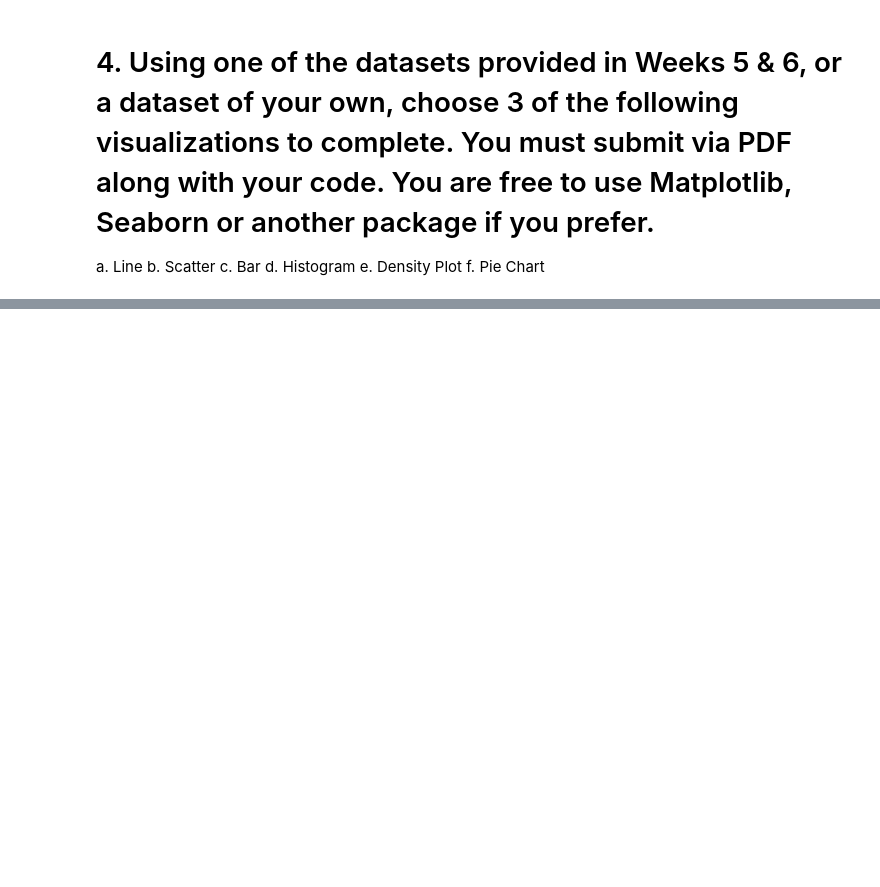
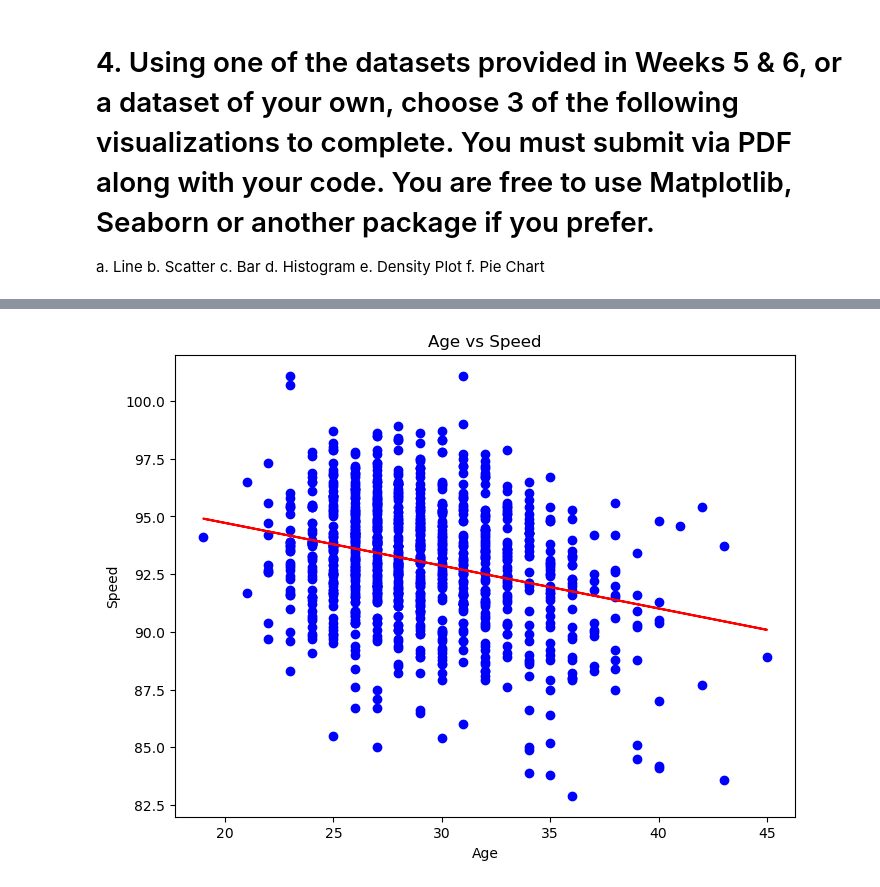
Before and after one commit to Matt-Heinen/DSC-540, a Jupyter notebook: Heinen_DSC540_Weeks7&8.ipynb, the cells around one changed output, grey strips where cells are left out. Saved outputs shown, nothing was run; the diff lists cells and outputs as text; code cells hidden in the pictures; blank space fills up the shorter version.

```diff
--- a/Heinen_DSC540_Weeks7&8.ipynb
+++ b/Heinen_DSC540_Weeks7&8.ipynb
@@ -381,0 +417,22 @@ f. Pie Chart
+# %%
+# Build Scattar plot showing the relationship between age and fastball speed.
+
+plt.figure(figsize=(8, 6))
+plt.scatter(tj['age'], tj['fastball_avg_speed'], color='b', marker='o')
+
+# Use numpy to add a trendline
+# Define coefficients
+coefficients = np.polyfit(tj['age'], tj['fastball_avg_speed'], 1)
+# Define Trendline
+trendline = np.poly1d(coefficients)
+# plot Trendline
+plt.plot(tj['age'], trendline(tj['age']), color='r', label='Trendline')
+# Add labels and title
+plt.title('Age vs Speed')
+plt.xlabel('Age')
+plt.ylabel('Speed')
+
+# Display the plot
+plt.show()
+# %% [output]
+[figure, added]
```
Also changed, not shown: parts of 4 cells of this notebook, 1 other file.
